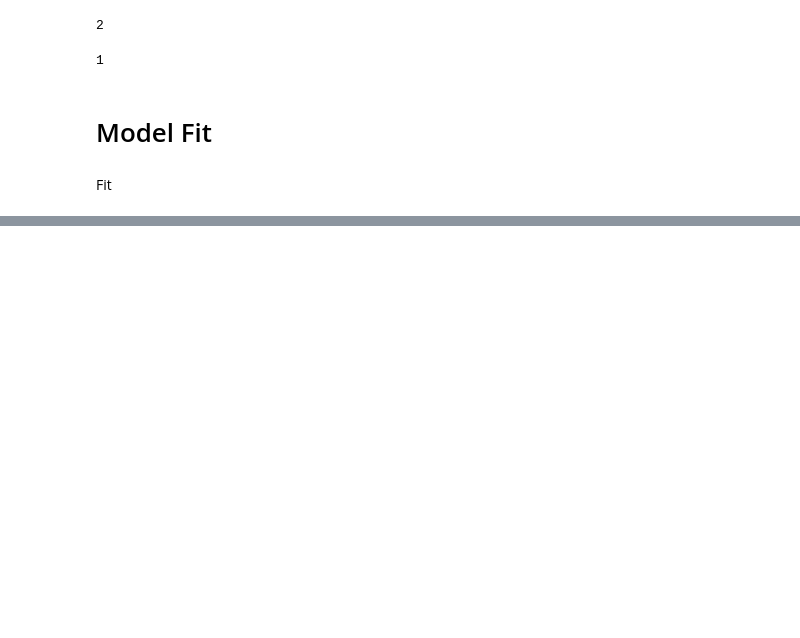
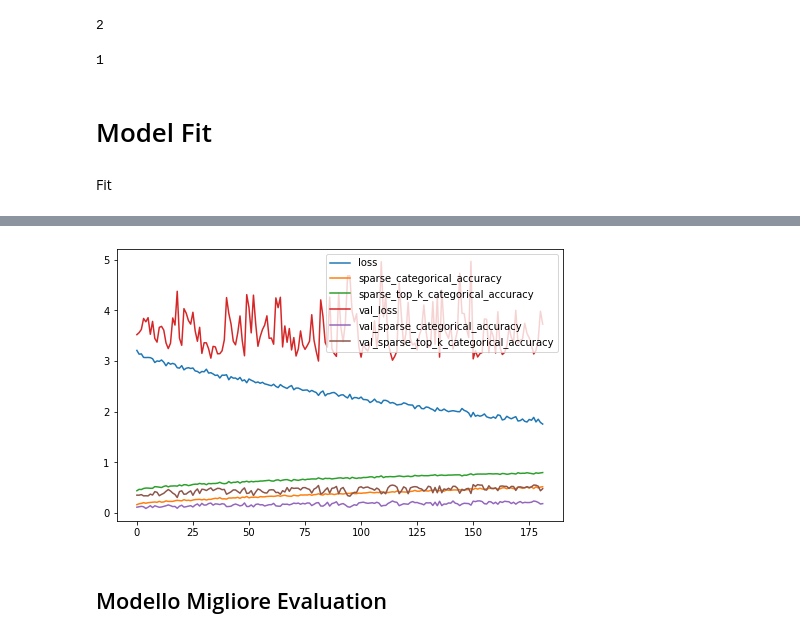
Before and after one commit to giocoal/hmdb51-two-stream-action-recognition, a Jupyter notebook: motion_stream.ipynb, the cells around one changed output, grey strips where cells are left out. Saved outputs shown, nothing was run; the diff lists cells and outputs as text; code cells hidden in the pictures; blank space fills up the shorter version.

```diff
--- a/motion_stream.ipynb
+++ b/motion_stream.ipynb
@@ -693 +996,6 @@ plt.show()
+# %%
+pd.DataFrame(history_cnn_spatial_stream.history).plot(figsize=(8,5))
+plt.show()
+# %% [output]
+[figure, added]
 # %%
@@ -695 +1003,3 @@ model_mot.save(f'./Models/motion_stream/motion_stream_V1_epoch{epochs}_batch{bat
 # model_mot.save_weights('./Models/model_mot_weights.h5')
+# %% [markdown]
+## Modello Migliore Evaluation
```
Also changed, not shown: parts of 32 cells of this notebook, 6 other files.
